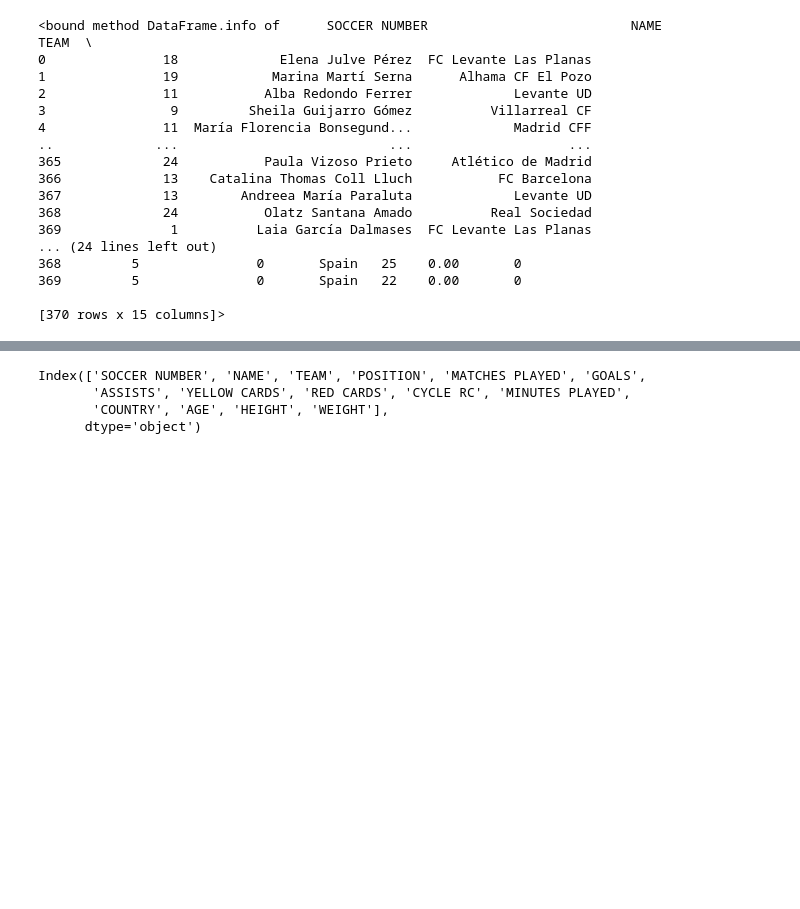
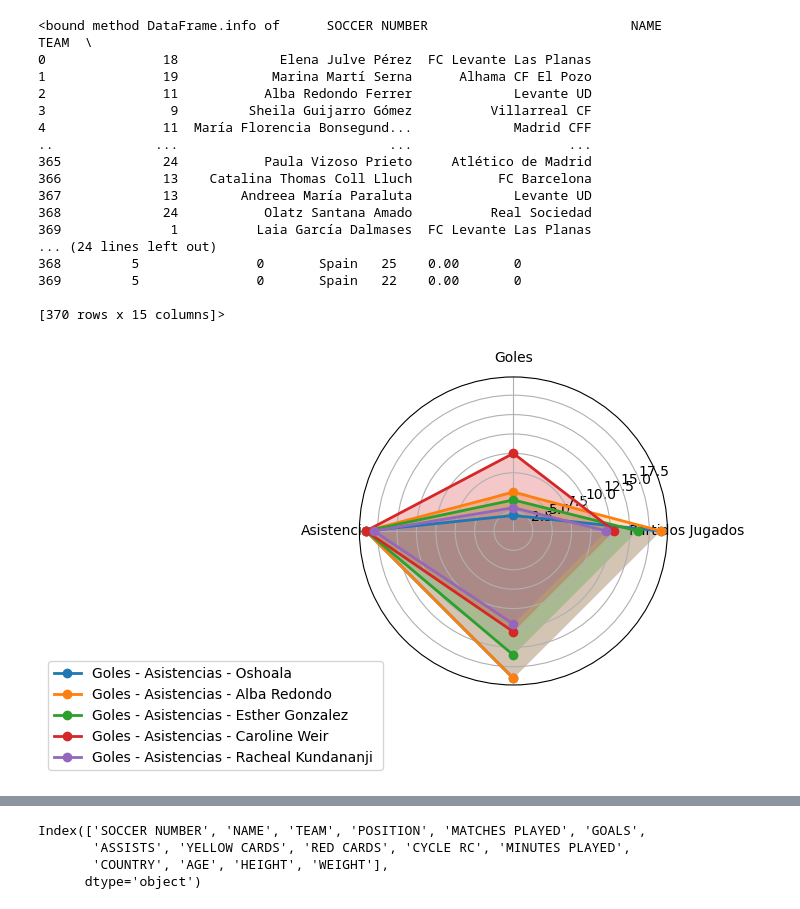
Before and after one commit to Molus13/Proyecto-Final, a Jupyter notebook: La Liga.ipynb, the cells around one changed output, grey strips where cells are left out. Drawn from its saved outputs; the diff is of its cells as text; code cells hidden in the pictures; blank space fills up the shorter version.

```diff
--- a/La Liga.ipynb
+++ b/La Liga.ipynb
@@ -111,26 +104,28 @@ import matplotlib.pyplot as plt
 # %%
 datos_jugadoras = [['Oshoala', [19, 2, 19]],
     ['Alba Redondo', [19, 5, 19]],
-    ['Esther Gonzalez', [16, 4, 20]],
-    ['Caroline Weir ', [13, 10, 15]],
-    ['Racheal Kundananji ', [12, 3, 20]],
+    ['Esther Gonzalez', [16, 4, 19]],
+    ['Caroline Weir ', [13, 10, 19]],
+    ['Racheal Kundananji ', [12, 3, 18]],
 
 ]
 
 N = len(datos_jugadoras[0][1])
 angles = np.linspace(0, 2*np.pi, N+1, endpoint=False)
 
-fig = plt.figure(figsize=(8, 8))
+fig = plt.figure(figsize=(6, 4))
 
 ax = fig.add_subplot(111, polar=True)
 
 for jugadora in datos_jugadoras:
     jugadora[1] = np.concatenate((jugadora[1], [jugadora[1][0]]))
 
     ax.plot(angles, jugadora[1], 'o-', linewidth=2, label="Goles - Asistencias - " + jugadora[0])
     ax.fill(angles, jugadora[1], alpha=0.25)
 
 plt.xticks(angles[:-1], ["Partidos Jugados", "Goles", "Asistencias"])
 plt.legend(loc='upper right', bbox_to_anchor=(0.1, 0.1))
 
 plt.show()
+# %% [output]
+[figure, added]
```
Also changed, not shown: parts of 8 cells of this notebook.
